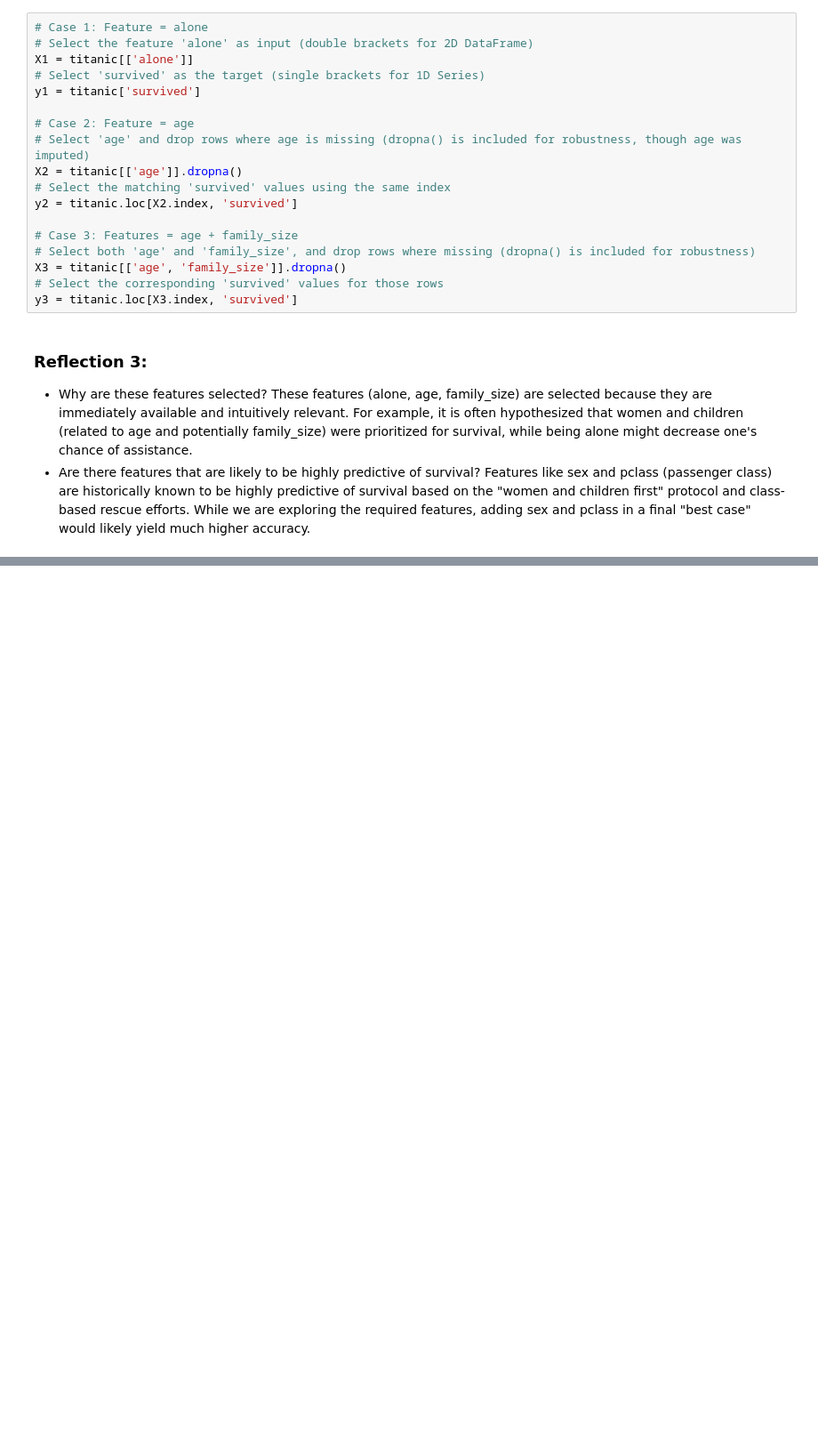
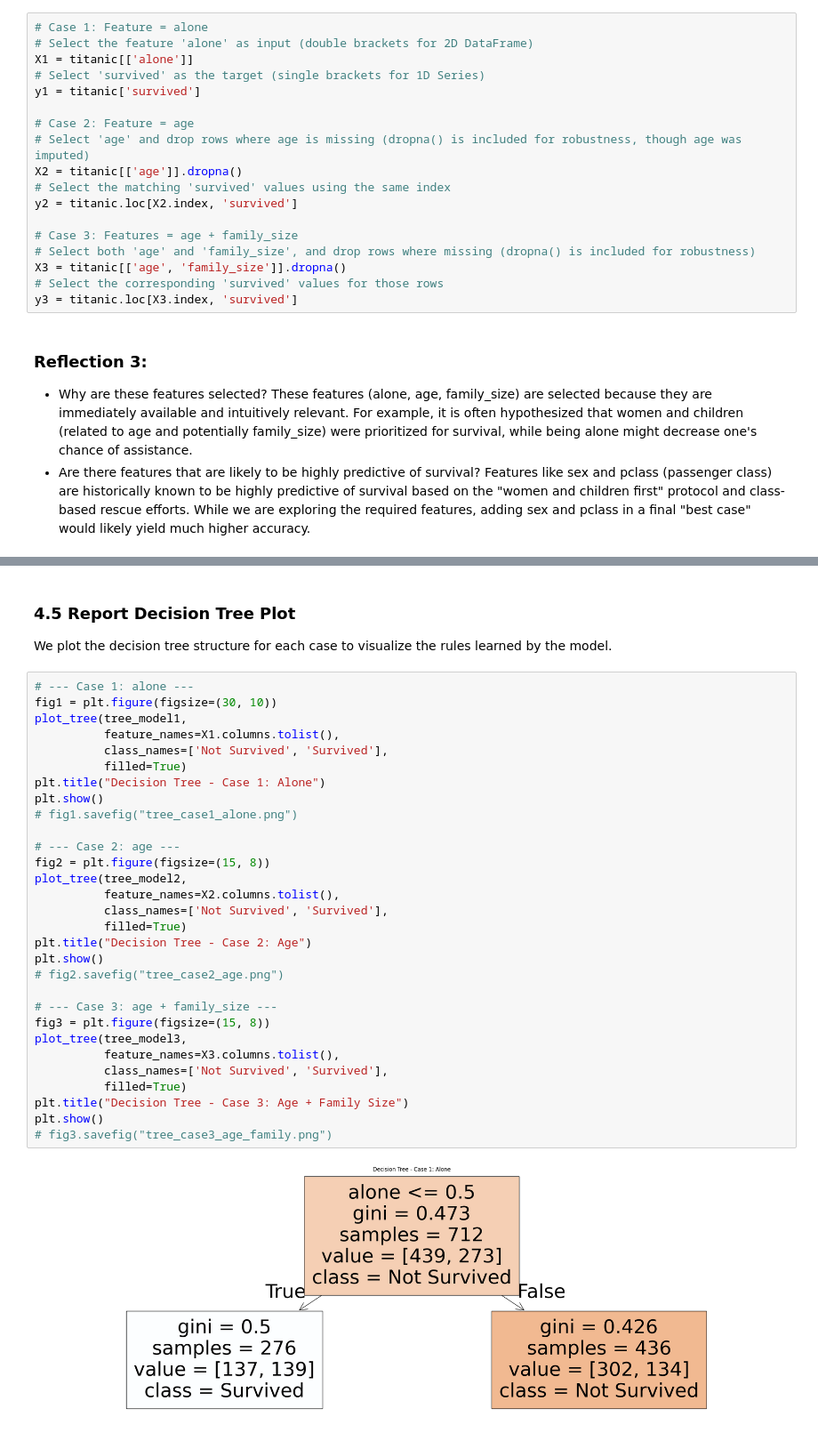
Before and after one commit to s-golla/applied-ml-sgolla, a Jupyter notebook: notebooks/project03/ml03_sgolla.ipynb, the cells around one changed output, grey strips where cells are left out. Shown at 89% size. Drawn from its saved outputs; the diff is of its cells as text; blank space fills up the shorter version.

```diff
--- a/notebooks/project03/ml03_sgolla.ipynb
+++ b/notebooks/project03/ml03_sgolla.ipynb
@@ -130,0 +267,35 @@ y3 = titanic.loc[X3.index, 'survived']
+# %% [markdown]
+### 4.5 Report Decision Tree Plot
+We plot the decision tree structure for each case to visualize the rules learned by the model.
+# %%
+# --- Case 1: alone ---
+fig1 = plt.figure(figsize=(30, 10))
+plot_tree(tree_model1,
+          feature_names=X1.columns.tolist(),
+          class_names=['Not Survived', 'Survived'],
+          filled=True)
+plt.title("Decision Tree - Case 1: Alone")
+plt.show()
+# fig1.savefig("tree_case1_alone.png")
+
+# --- Case 2: age ---
+fig2 = plt.figure(figsize=(15, 8))
+plot_tree(tree_model2,
+          feature_names=X2.columns.tolist(),
+          class_names=['Not Survived', 'Survived'],
+          filled=True)
+plt.title("Decision Tree - Case 2: Age")
+plt.show()
+# fig2.savefig("tree_case2_age.png")
+
+# --- Case 3: age + family_size ---
+fig3 = plt.figure(figsize=(15, 8))
+plot_tree(tree_model3,
+          feature_names=X3.columns.tolist(),
+          class_names=['Not Survived', 'Survived'],
+          filled=True)
+plt.title("Decision Tree - Case 3: Age + Family Size")
+plt.show()
+# fig3.savefig("tree_case3_age_family.png")
+# %% [output]
+[figure, added]
```
Also changed, not shown: parts of 9 cells of this notebook.
